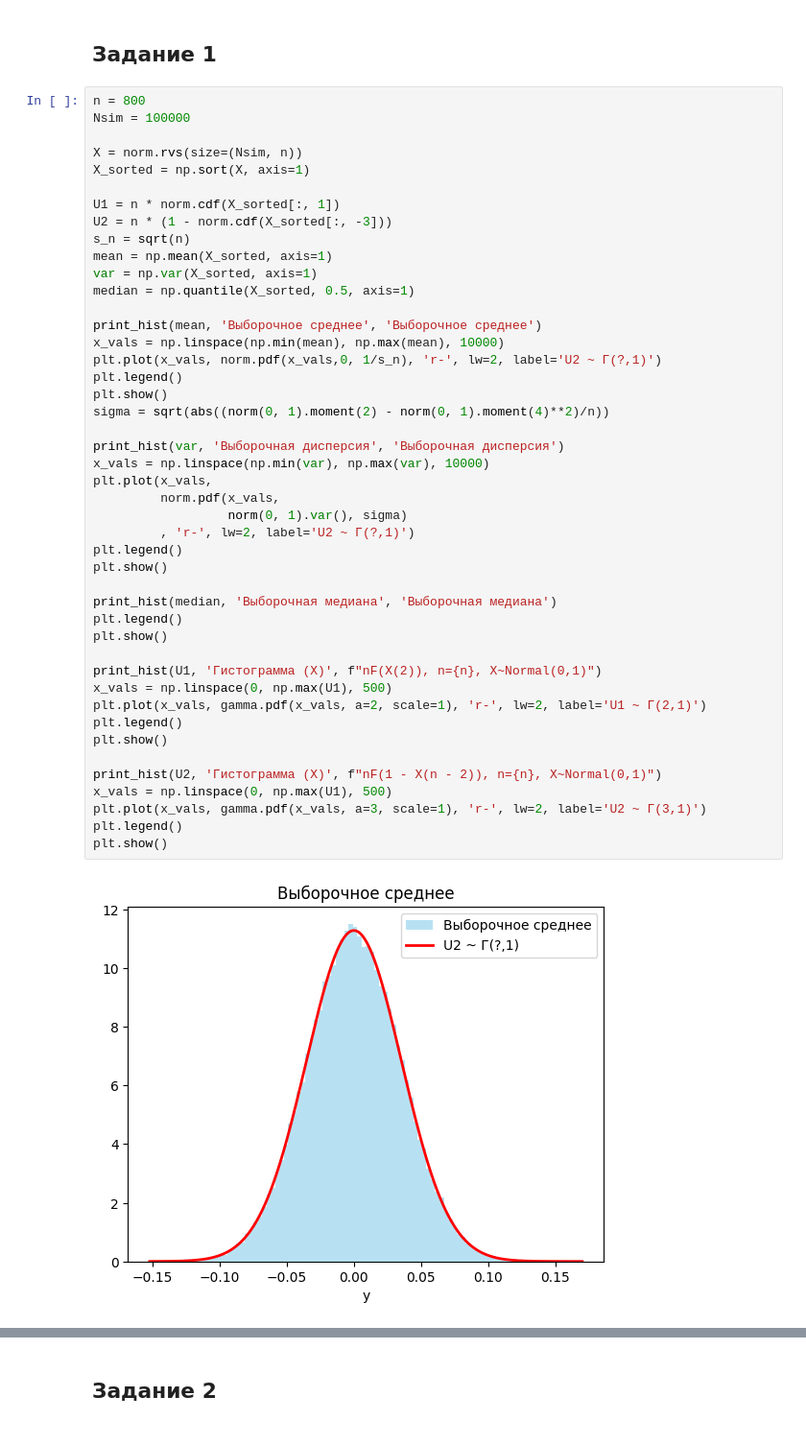
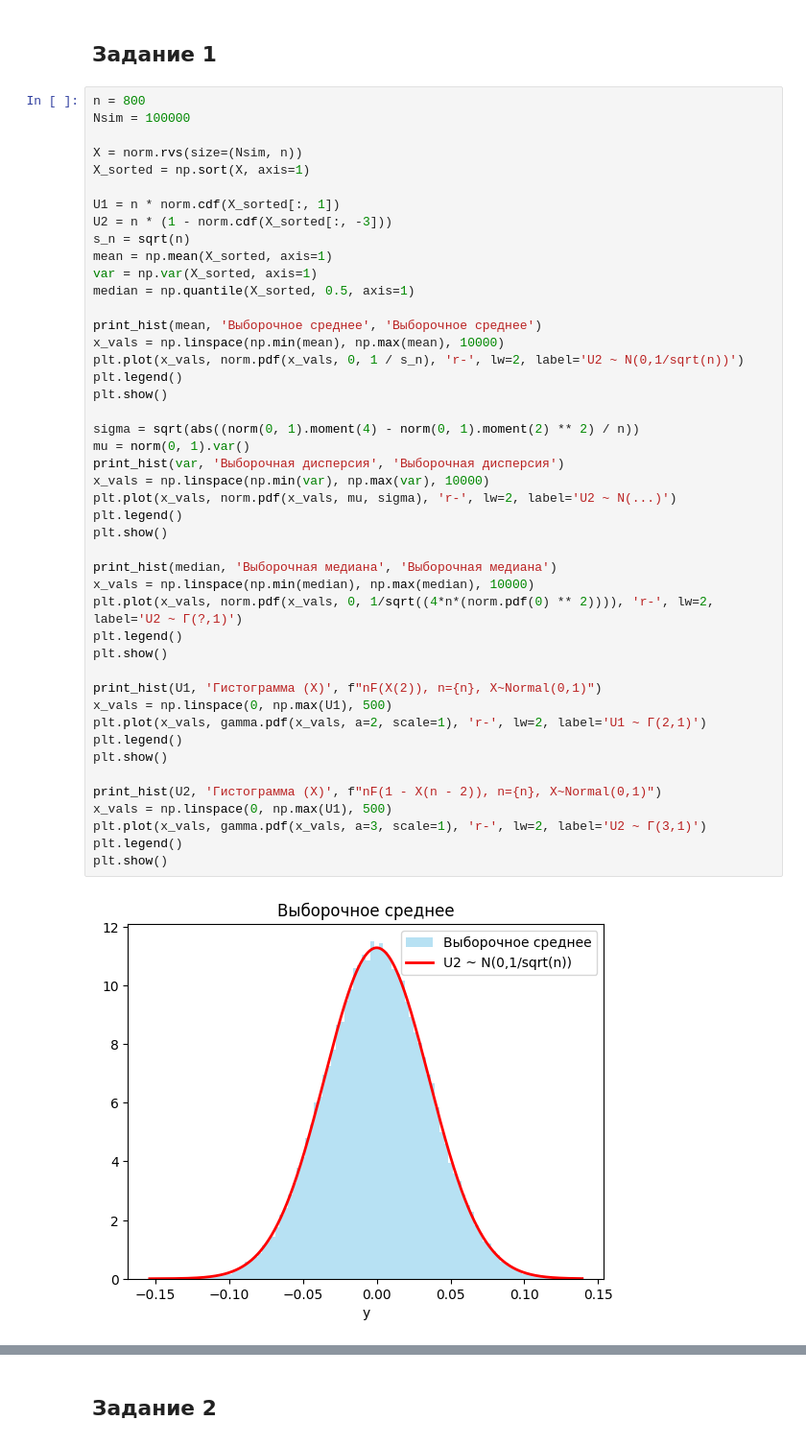
Before and after one commit to sofya-gorulko/ms_lab-1, a Jupyter notebook: ms_lab-1.ipynb, the cells around one changed output, grey strips where cells are left out. Shown: that part at 96% size. Saved outputs shown, nothing was run; the diff lists cells and outputs as text.

Commit message:
plots2

```diff
--- a/ms_lab-1.ipynb
+++ b/ms_lab-1.ipynb
@@ -27,37 +27,37 @@ s_n = sqrt(n)
 mean = np.mean(X_sorted, axis=1)
 var = np.var(X_sorted, axis=1)
 median = np.quantile(X_sorted, 0.5, axis=1)
 
 print_hist(mean, 'Выборочное среднее', 'Выборочное среднее')
 x_vals = np.linspace(np.min(mean), np.max(mean), 10000)
-plt.plot(x_vals, norm.pdf(x_vals,0, 1/s_n), 'r-', lw=2, label='U2 ~ Г(?,1)')
+plt.plot(x_vals, norm.pdf(x_vals, 0, 1 / s_n), 'r-', lw=2, label='U2 ~ N(0,1/sqrt(n))')
 plt.legend()
 plt.show()
-sigma = sqrt(abs((norm(0, 1).moment(2) - norm(0, 1).moment(4)**2)/n))
 
+sigma = sqrt(abs((norm(0, 1).moment(4) - norm(0, 1).moment(2) ** 2) / n))
+mu = norm(0, 1).var()
 print_hist(var, 'Выборочная дисперсия', 'Выборочная дисперсия')
 x_vals = np.linspace(np.min(var), np.max(var), 10000)
-plt.plot(x_vals,
-         norm.pdf(x_vals,
-                  norm(0, 1).var(), sigma)
-         , 'r-', lw=2, label='U2 ~ Г(?,1)')
+plt.plot(x_vals, norm.pdf(x_vals, mu, sigma), 'r-', lw=2, label='U2 ~ N(...)')
 plt.legend()
 plt.show()
 
 print_hist(median, 'Выборочная медиана', 'Выборочная медиана')
+x_vals = np.linspace(np.min(median), np.max(median), 10000)
+plt.plot(x_vals, norm.pdf(x_vals, 0, 1/sqrt((4*n*(norm.pdf(0) ** 2)))), 'r-', lw=2, label='U2 ~ Г(?,1)')
 plt.legend()
 plt.show()
 
 print_hist(U1, 'Гистограмма (X)', f"nF(X(2)), n={n}, X~Normal(0,1)")
 x_vals = np.linspace(0, np.max(U1), 500)
 plt.plot(x_vals, gamma.pdf(x_vals, a=2, scale=1), 'r-', lw=2, label='U1 ~ Г(2,1)')
 plt.legend()
 plt.show()
 
 print_hist(U2, 'Гистограмма (X)', f"nF(1 - X(n - 2)), n={n}, X~Normal(0,1)")
 x_vals = np.linspace(0, np.max(U1), 500)
 plt.plot(x_vals, gamma.pdf(x_vals, a=3, scale=1), 'r-', lw=2, label='U2 ~ Г(3,1)')
 plt.legend()
 plt.show()
 # %% [output]
-[figure, old version]
+[figure, new version]
```
Also changed, not shown: parts of 1 cell of this notebook.
